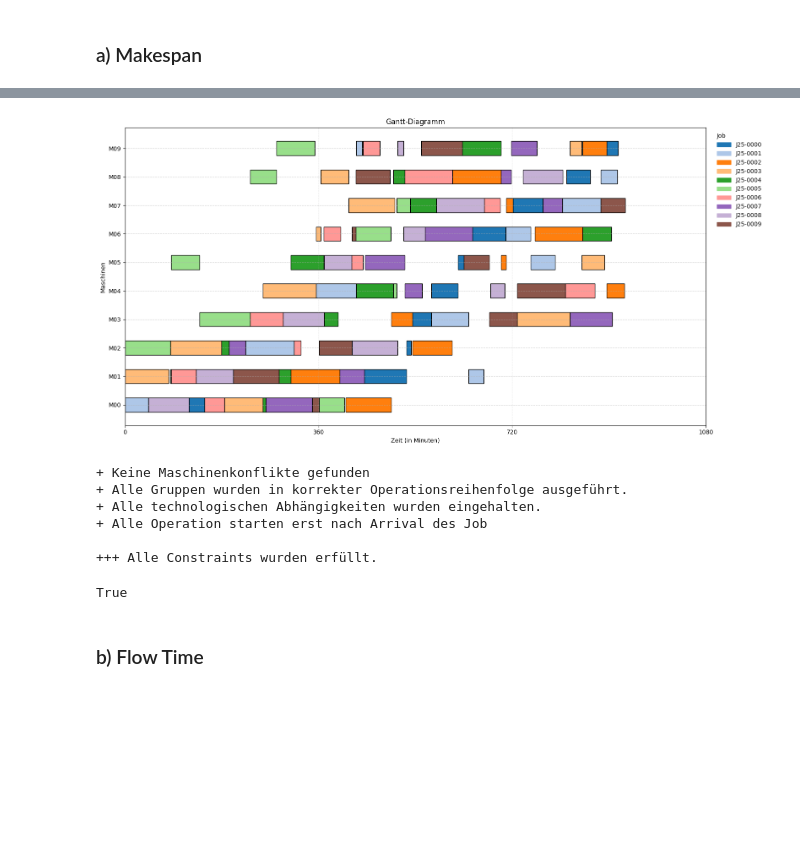
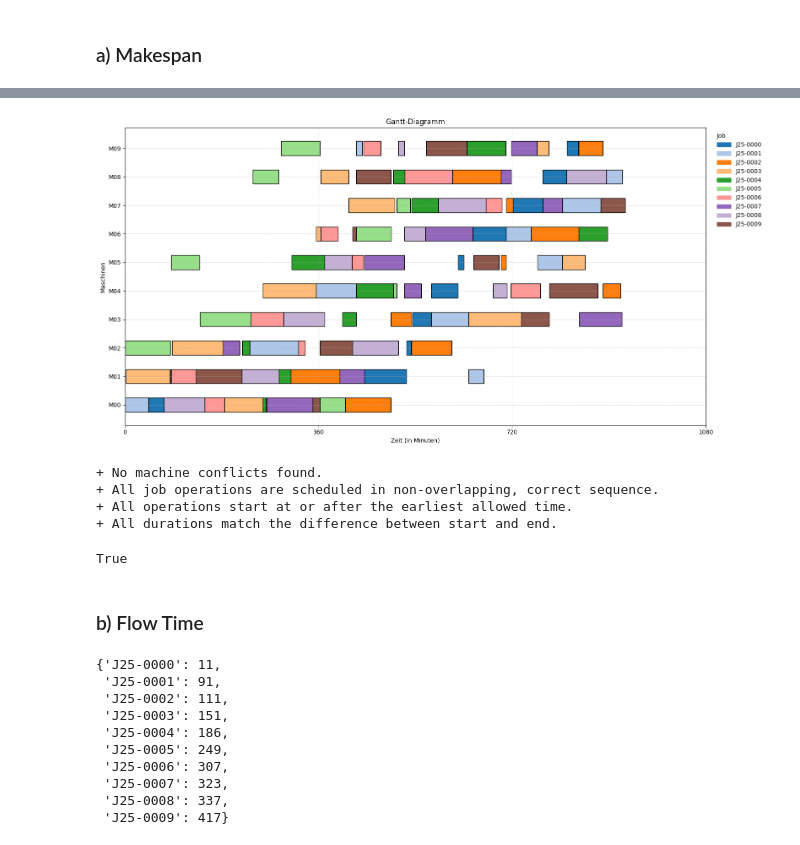
Before and after one commit to konrad-adamski/HTWD_Job-Shop_Scheduling, a Jupyter notebook: notebooks/02_Google_OR-Tools_Constraint_Programming/00_Makespan and Flowtime.ipynb, the cells around one changed output, grey strips where cells are left out. Cells and saved outputs as stored; diff of their text form; code cells hidden in the pictures; blank space fills up the shorter version.

```diff
--- a/notebooks/02_Google_OR-Tools_Constraint_Programming/00_Makespan and Flowtime.ipynb
+++ b/notebooks/02_Google_OR-Tools_Constraint_Programming/00_Makespan and Flowtime.ipynb
@@ -21,11 +21,12 @@ pd.set_option('display.min_rows', 12)
 pd.set_option('display.max_rows', 16)
 # %%
 # Hard termination condition for schedulers
-max_time = 60*10    # 10 min
+max_time = 60*5    # 5 min
 
 # File paths
+basic_data_path = get_path("data", "basic")
+logs_path = get_path("data", "logs")
 examples_data_path = get_path("data", "examples")
-basic_data_path = get_path("data", "basic")
 # %%
 # Load file
 df_routings = pd.read_csv(basic_data_path / "routings_ft10.csv")
@@ -133,7 +145,7 @@ job_earliest_starts
 # %% [markdown]
 ### a) Makespan
 # %%
-log_file_path = None # logs_path / "makespan_cp.log"
+log_file_path = logs_path / "makespan_cp.log" if logs_path else None
 
 schedule = solve_jssp_makespan_minimization(
     job_ops=job_ops,
@@ -173,19 +185,33 @@ Solver Information:
 100 rows × 6 columns
 # %%
 gantt.get_plot(df_schedule, perspective="Machine")
-df_schedule_info = pd.merge(df_schedule, df_jobs_arrivals, on="Job", how="right")
-check.all_in_one(df_schedule_info)
+check.check_core_schedule_constraints(df_schedule)
+
+check.is_start_correct(df_schedule, df_jobs_arrivals)
+check.is_duration_correct(df_schedule)
 # %% [output]
-[figure, old version]
+[figure, new version]
-+ Keine Maschinenkonflikte gefunden
-+ Alle Gruppen wurden in korrekter Operationsreihenfolge ausgeführt.
-+ Alle technologischen Abhängigkeiten wurden eingehalten.
-+ Alle Operation starten erst nach Arrival des Job
-
-+++ Alle Constraints wurden erfüllt.
++ No machine conflicts found.
++ All job operations are scheduled in non-overlapping, correct sequence.
++ All operations start at or after the earliest allowed time.
++ All durations match the difference between start and end.
 True
 # %% [markdown]
 ### b) Flow Time
+# %%
+job_earliest_starts = get_earliest_start_dict(df_jobs_arrival_for_flowtime, earliest_start_column = "Arrival")
+job_earliest_starts
+# %% [output]
+{'J25-0000': 11,
+ 'J25-0001': 91,
+ 'J25-0002': 111,
+ 'J25-0003': 151,
+ 'J25-0004': 186,
+ 'J25-0005': 249,
+ 'J25-0006': 307,
+ 'J25-0007': 323,
+ 'J25-0008': 337,
+ 'J25-0009': 417}
 # %%
 log_file_path = None # logs_path / "flowtime_cp.log"
 
```
Also changed, not shown: parts of 12 cells of this notebook, 11 other files.
